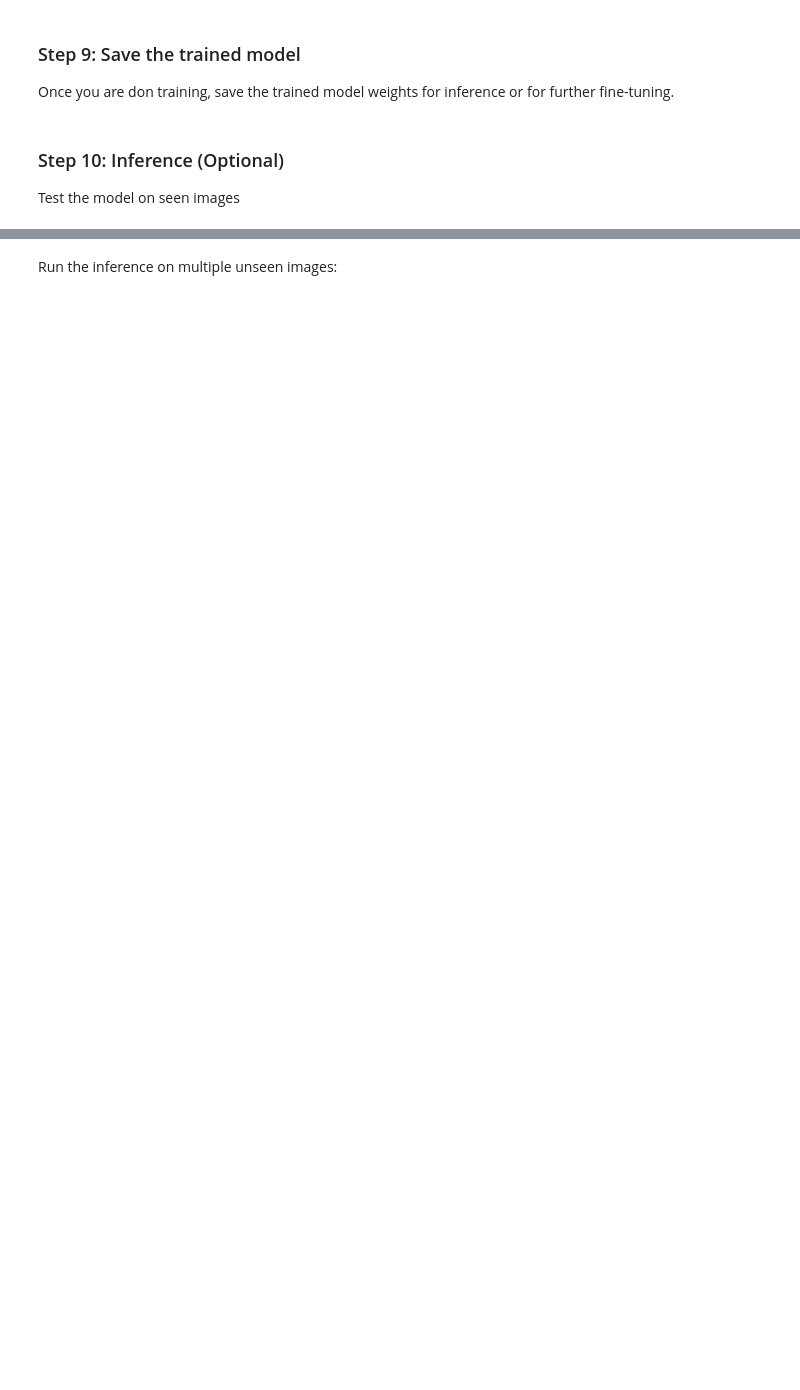
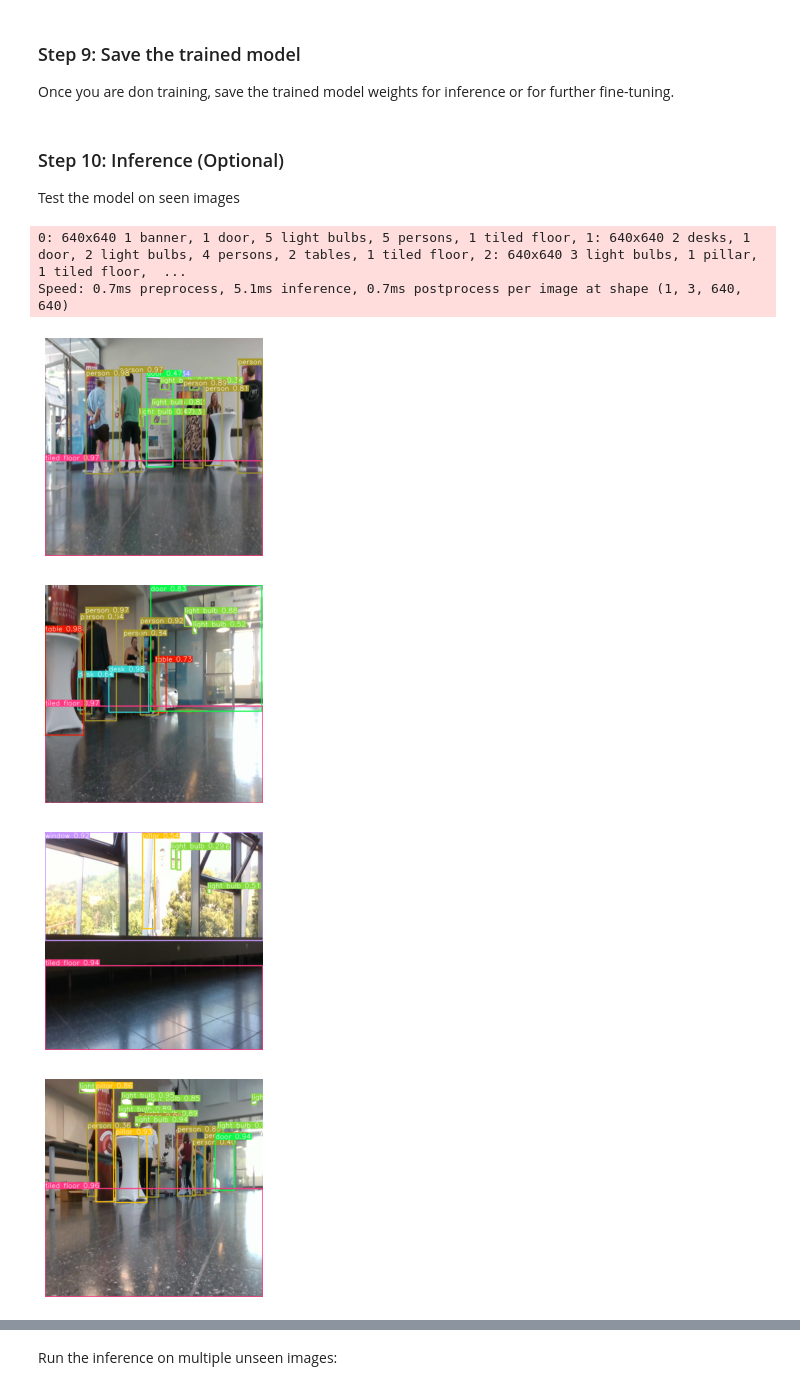
Before and after one commit to LinusNEP/AppliedMachineAndDeepLearningCourse-AML, a Jupyter notebook: train_YOLOv8.ipynb, the cells around one changed output, grey strips where cells are left out. Saved outputs shown, nothing was run; the diff lists cells and outputs as text; code cells hidden in the pictures; blank space fills up the shorter version.

```diff
--- a/train_YOLOv8.ipynb
+++ b/train_YOLOv8.ipynb
@@ -52,4 +85,4 @@ model = YOLO('yolov8n.pt')  # Using the nano model, change this to your desired
 ### Step 6: Train the model
 Set the hyperparameters for training, such as number of epochs, batch size, learning rate etc.
 # %%
-model.train(data='/home/linus/AML/AML WS2024/mu-hall-yolov8/data.yaml', epochs=20, imgsz=640, batch=16)
+model.train(data='/home/linus/AML WS2024/mu-hall-yolov8/data.yaml', epochs=20, imgsz=640, batch=16)
@@ -97,13 +197,20 @@ model.export(format='onnx')  # Exporting to ONNX format (alternatively use 'torc
 Test the model on seen images
 # %%
 %matplotlib inline
-image_folder = '/home/linus/AML/AML WS2024/seen_images'
+image_folder = '/home/linus/AML WS2024/seen_images'
 image_paths = [os.path.join(image_folder, f) for f in os.listdir(image_folder) if f.endswith(('.png', '.jpg', '.jpeg'))]
 # Run the inference on all images in the folder
 results = model(image_paths)
 
 # Loop through the results and display each one
 for result in results:
     plt.imshow(result.plot())
     plt.axis('off')
     plt.show()
+# %% [output]
+0: 640x640 1 banner, 1 door, 5 light bulbs, 5 persons, 1 tiled floor, 1: 640x640 2 desks, 1 door, 2 light bulbs, 4 persons, 2 tables, 1 tiled floor, 2: 640x640 3 light bulbs, 1 pillar, 1 tiled floor,  ...
+Speed: 0.7ms preprocess, 5.1ms inference, 0.7ms postprocess per image at shape (1, 3, 640, 640)
+[figure, added]
+[figure, added]
+[figure, added]
+[figure, added]
```
Also changed, not shown: parts of 21 cells of this notebook.
